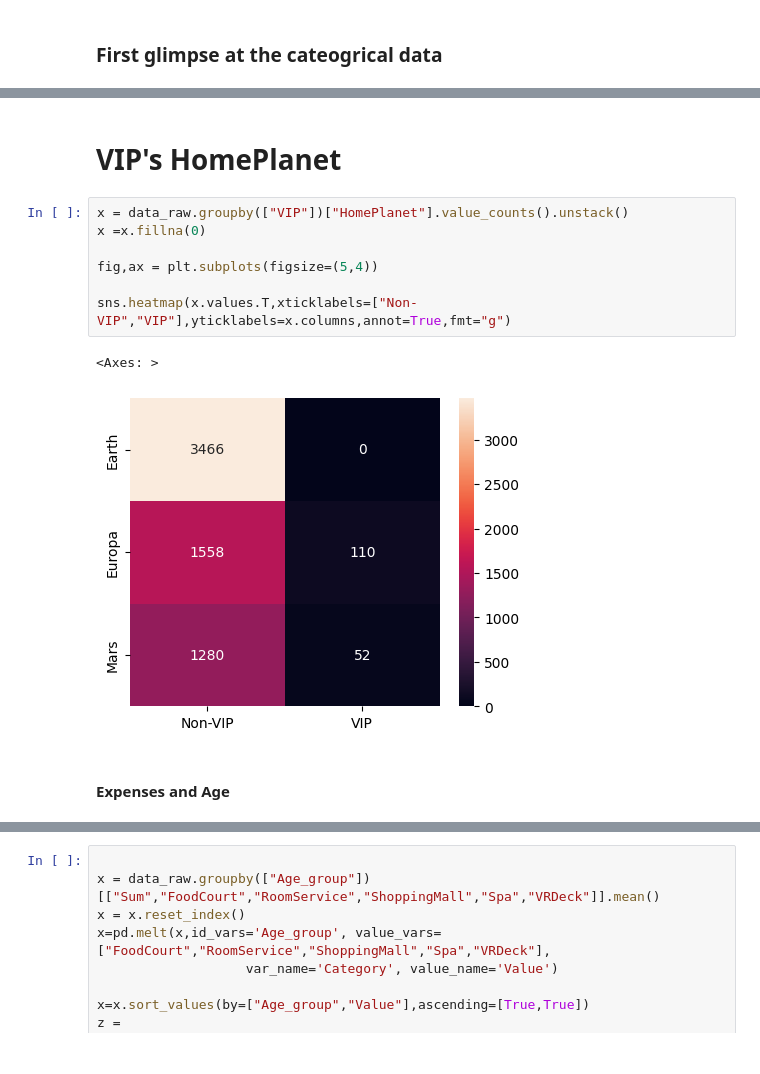
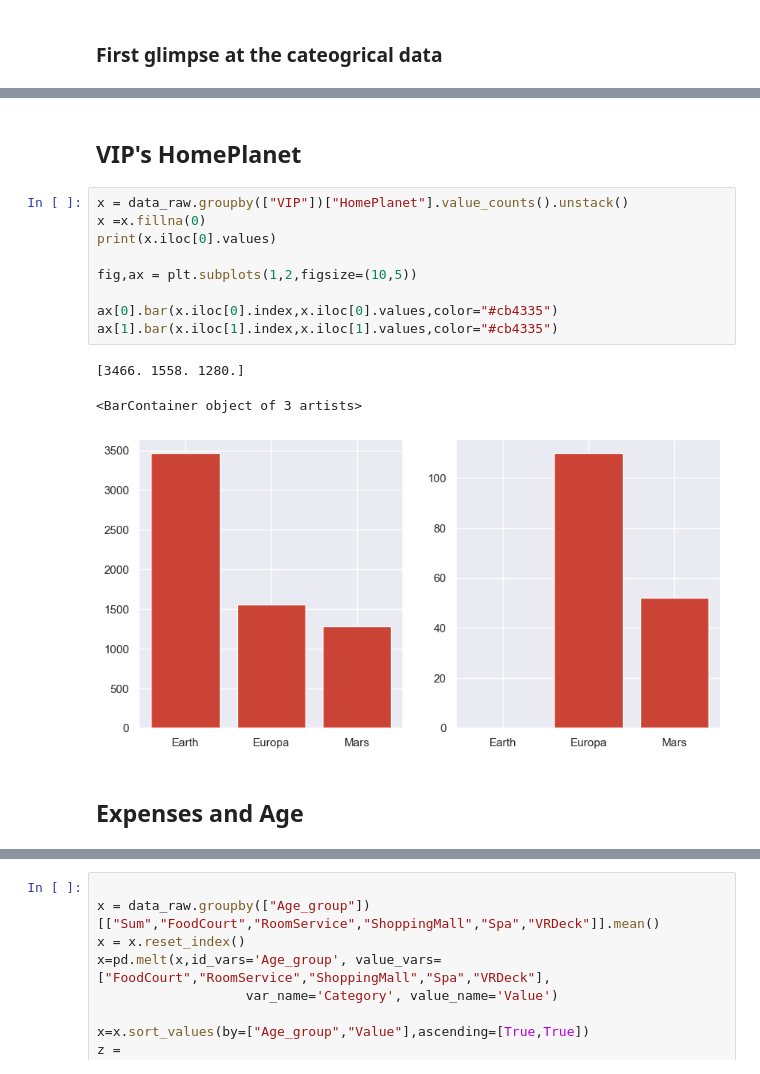
Before and after one commit to bzabk/Recruitment-Task-for-Data-Science-community-2023, a Jupyter notebook: first.ipynb, the cells around one changed output, grey strips where cells are left out. Cells and saved outputs as stored; diff of their text form.

```diff
--- a/first.ipynb
+++ b/first.ipynb
@@ -144,17 +146,20 @@ sns.heatmap(x.values.T,xticklabels=["Non-VIP","VIP"],yticklabels=x.columns,fmt="
 # %% [markdown]
-# VIP's HomePlanet
+## VIP's HomePlanet
 # %%
 x = data_raw.groupby(["VIP"])["HomePlanet"].value_counts().unstack()
 x =x.fillna(0)
+print(x.iloc[0].values)
 
-fig,ax = plt.subplots(figsize=(5,4))
+fig,ax = plt.subplots(1,2,figsize=(10,5))
 
-sns.heatmap(x.values.T,xticklabels=["Non-VIP","VIP"],yticklabels=x.columns,annot=True,fmt="g")
+ax[0].bar(x.iloc[0].index,x.iloc[0].values,color="#cb4335")
+ax[1].bar(x.iloc[1].index,x.iloc[1].values,color="#cb4335")
 # %% [output]
-<Axes: >
+[3466. 1558. 1280.]
+<BarContainer object of 3 artists>
-[figure, old version]
+[figure, new version]
 # %% [markdown]
-#### Expenses and Age
+## Expenses and Age
 # %%
 income = data_raw["Sum"].sum()
 
```
Also changed, not shown: parts of 44 cells of this notebook.
